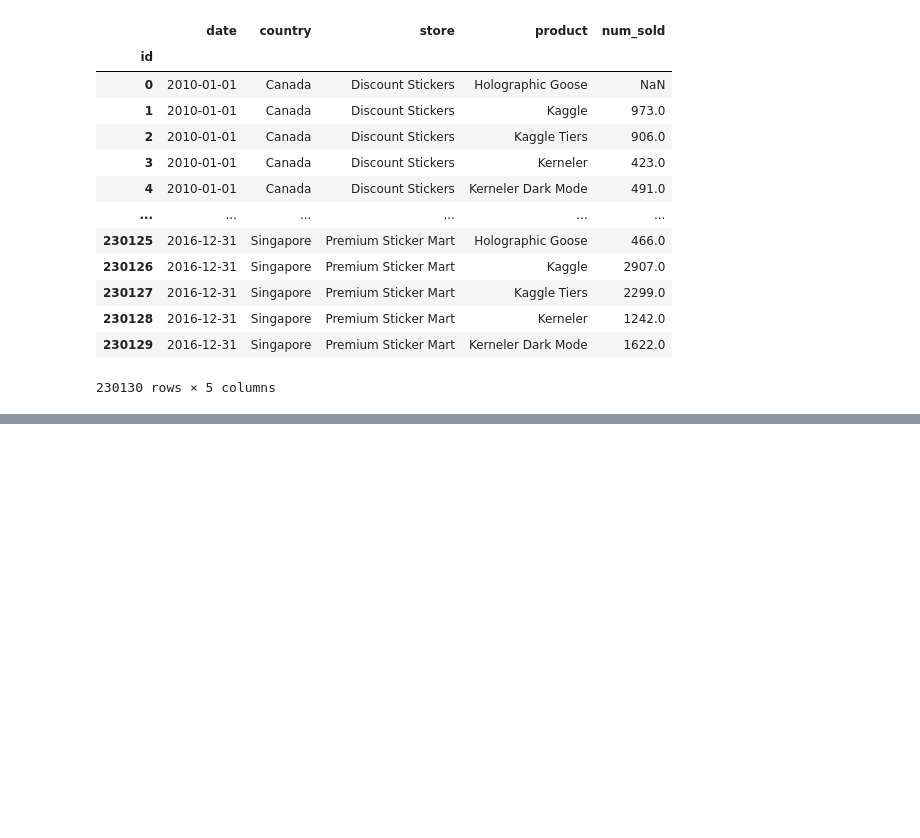
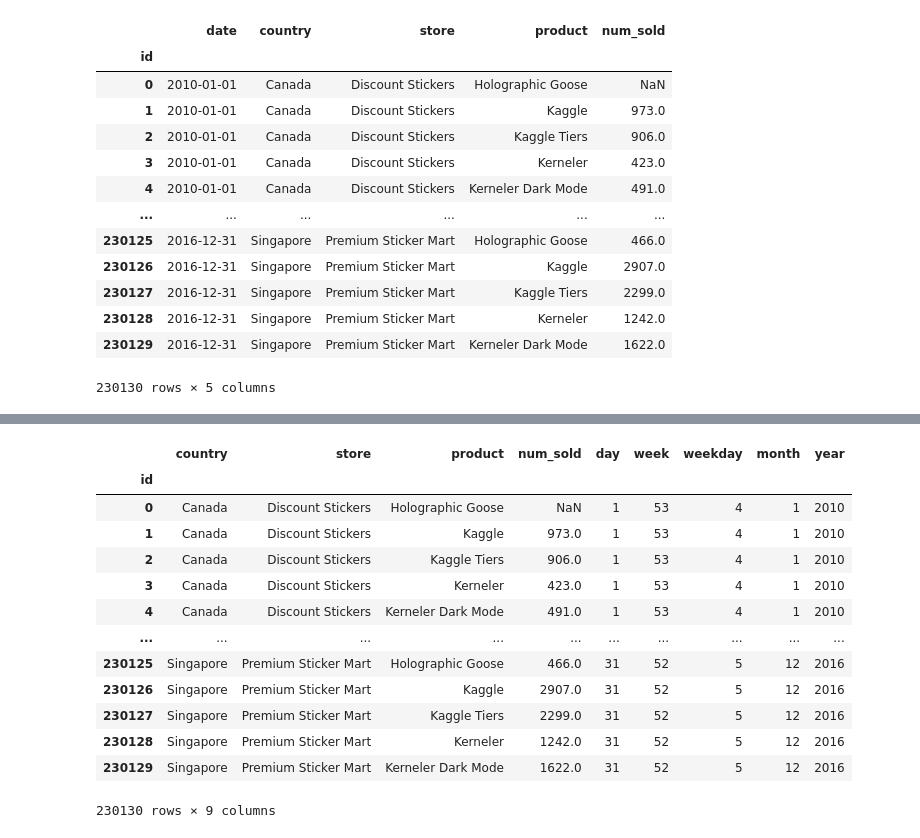
Before and after one commit to mihofer/kaggle_projects, a Jupyter notebook: forecasting_sticker_sales/analysis.ipynb, the cells around one changed output, grey strips where cells are left out. Saved outputs shown, nothing was run; the diff lists cells and outputs as text; code cells hidden in the pictures; blank space fills up the shorter version.

```diff
--- a/forecasting_sticker_sales/analysis.ipynb
+++ b/forecasting_sticker_sales/analysis.ipynb
@@ -64,0 +131,25 @@ memory usage: 10.5+ MB
+# %%
+train_df['day']= train_df['date'].dt.day
+train_df['week']= train_df['date'].dt.isocalendar().week
+train_df['weekday']= train_df['date'].dt.weekday
+train_df['month']= train_df['date'].dt.month
+train_df['year']= train_df['date'].dt.year
+
+train_df = train_df.drop(columns=['date'])
+# %%
+train_df
+# %% [output]
+|  | country | store | product | num_sold | day | week | weekday | month | year |
+| id |  |  |  |  |  |  |  |  |  |
+| 0 | Canada | Discount Stickers | Holographic Goose | NaN | 1 | 53 | 4 | 1 | 2010 |
+| 1 | Canada | Discount Stickers | Kaggle | 973.0 | 1 | 53 | 4 | 1 | 2010 |
+| 2 | Canada | Discount Stickers | Kaggle Tiers | 906.0 | 1 | 53 | 4 | 1 | 2010 |
+| 3 | Canada | Discount Stickers | Kerneler | 423.0 | 1 | 53 | 4 | 1 | 2010 |
+| 4 | Canada | Discount Stickers | Kerneler Dark Mode | 491.0 | 1 | 53 | 4 | 1 | 2010 |
+| ... | ... | ... | ... | ... | ... | ... | ... | ... | ... |
+| 230125 | Singapore | Premium Sticker Mart | Holographic Goose | 466.0 | 31 | 52 | 5 | 12 | 2016 |
+| 230126 | Singapore | Premium Sticker Mart | Kaggle | 2907.0 | 31 | 52 | 5 | 12 | 2016 |
+| 230127 | Singapore | Premium Sticker Mart | Kaggle Tiers | 2299.0 | 31 | 52 | 5 | 12 | 2016 |
+| 230128 | Singapore | Premium Sticker Mart | Kerneler | 1242.0 | 31 | 52 | 5 | 12 | 2016 |
+| 230129 | Singapore | Premium Sticker Mart | Kerneler Dark Mode | 1622.0 | 31 | 52 | 5 | 12 | 2016 |
+230130 rows × 9 columns
```
Also changed, not shown: parts of 19 cells of this notebook.
